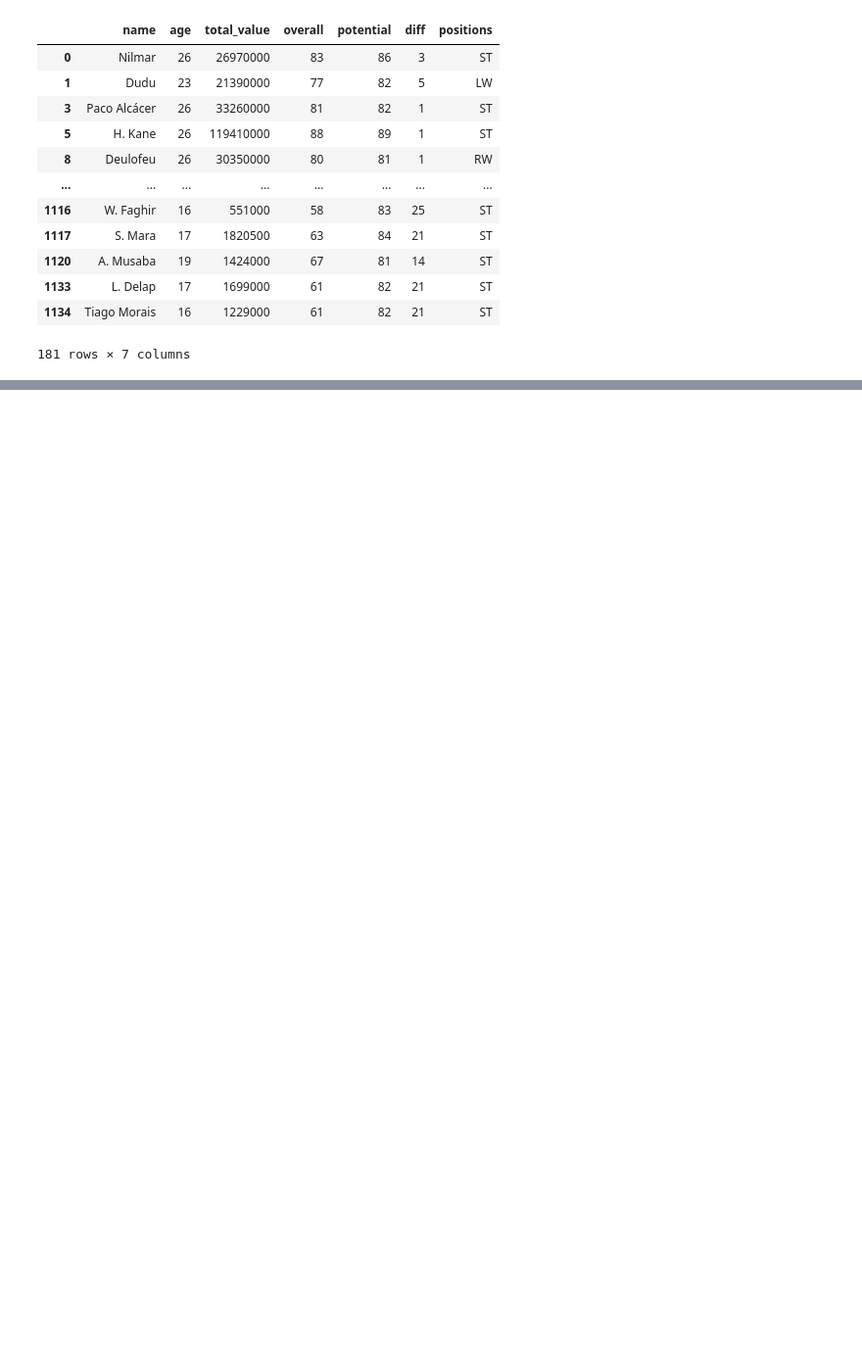
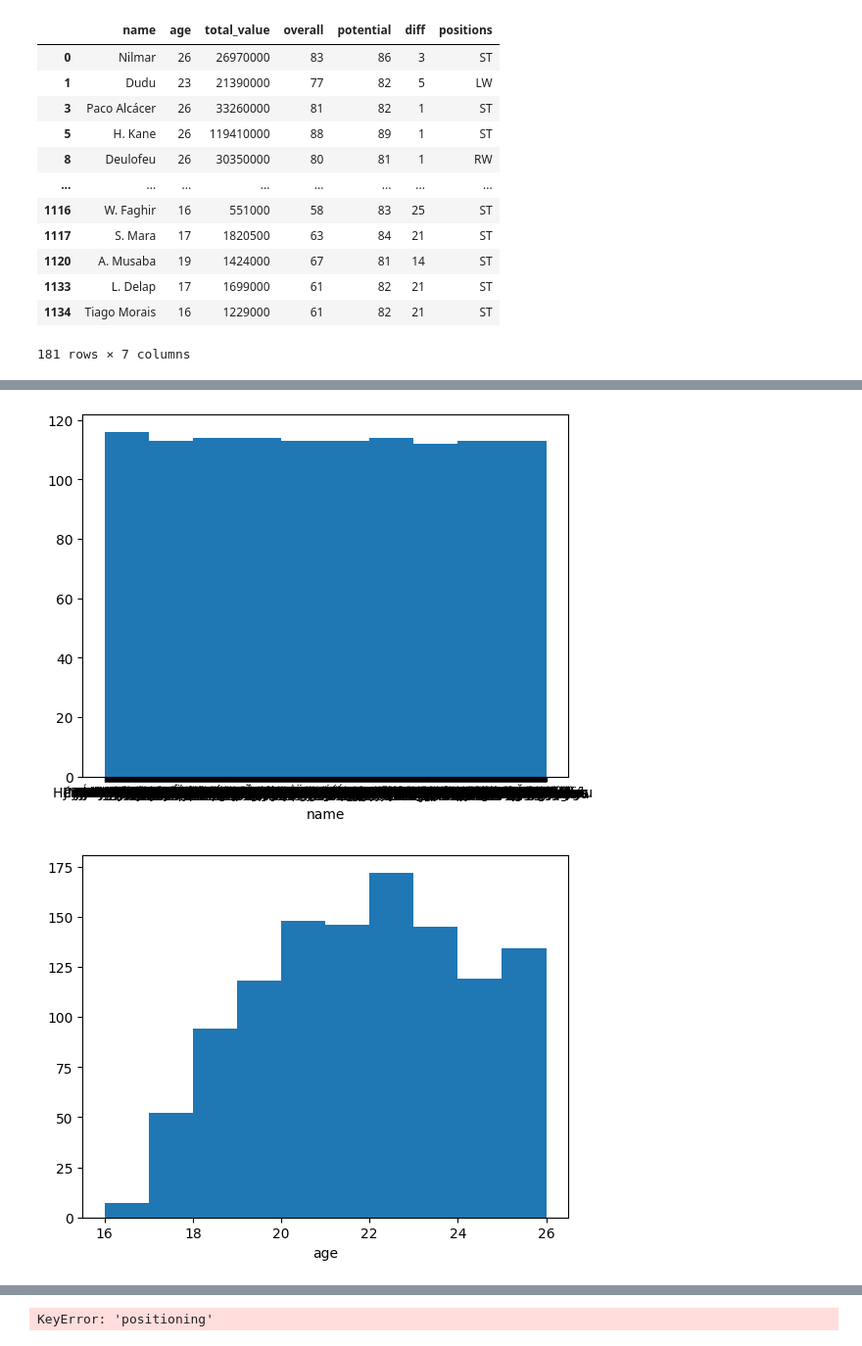
Before and after one commit to MiguelSaraiva/data_Fifa_MoneyBall, a Jupyter notebook: FIFA_MoneyBall.ipynb, the cells around one changed output, grey strips where cells are left out. Shown at 98% size. Drawn from its saved outputs; the diff is of its cells as text; code cells hidden in the pictures; blank space fills up the shorter version.

```diff
--- a/FIFA_MoneyBall.ipynb
+++ b/FIFA_MoneyBall.ipynb
@@ -302,0 +309,4 @@ See the caveats in the documentation: https://pandas.pydata.org/pandas-docs/stab
+# %%
+data_m = data[(data['positions'] == 'CDM') | (data['positions'] == 'CM') | (data['positions'] == 'LDM') | (data['positions'] == 'RDM') | (data['positions'] == 'CAM') | (data['positions'] == 'LAM')
+              | (data['positions'] == 'RAM') | (data['positions'] == 'LM') | (data['positions'] == 'RM')]
+data_m
@@ -302,0 +327,13 @@ See the caveats in the documentation: https://pandas.pydata.org/pandas-docs/stab
+# %%
+data_m['positioning'] = file['positioning'].astype(int)
+data_m['fk_accuracy'] = file['fk accuracy']
+data_m['dribbling'] = file['dribbling']
+data_m['long_passing'] = file['long passing']
+data_m['agility'] = file['agility'].astype(int)
+data_m['ball_control'] = file['ball control']
+data_m['stamina'] = file['stamina']
+data_m['strength'] = file['strength']
+data_m['interceptions'] = file['interceptions']
+data_m['vision'] = file['vision']
+data_m['short_passing'] = file['short passing']
+data_m
@@ -302,0 +371,8 @@ See the caveats in the documentation: https://pandas.pydata.org/pandas-docs/stab
+# %%
+for i in range(len(data_m.columns)):
+    plt.hist(data[data_m.columns[i]])
+    plt.xlabel(data_m.columns[i])
+    plt.show()
+# %% [output]
+[figure, added]
+[figure, added]
@@ -302,0 +384 @@ See the caveats in the documentation: https://pandas.pydata.org/pandas-docs/stab
+KeyError: 'positioning'
```
Also changed, not shown: parts of 13 cells of this notebook, 1 other file.
